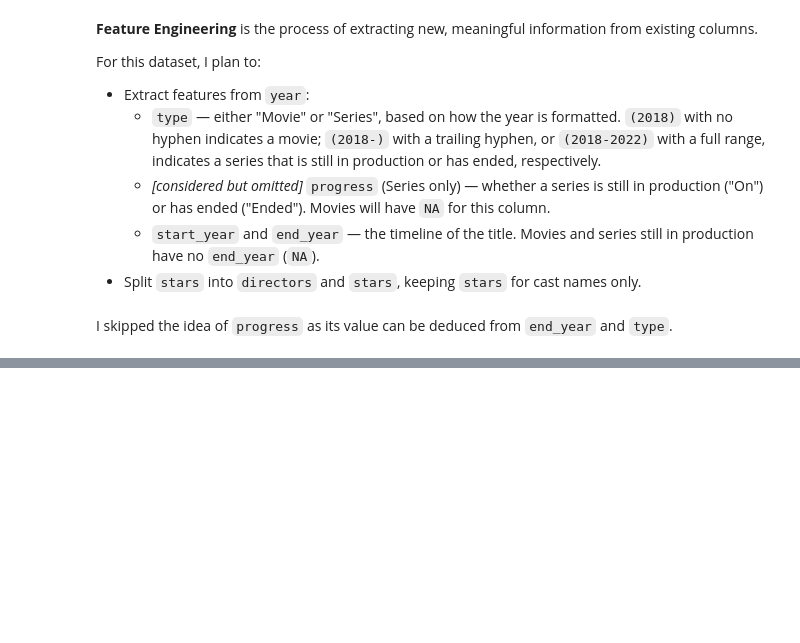
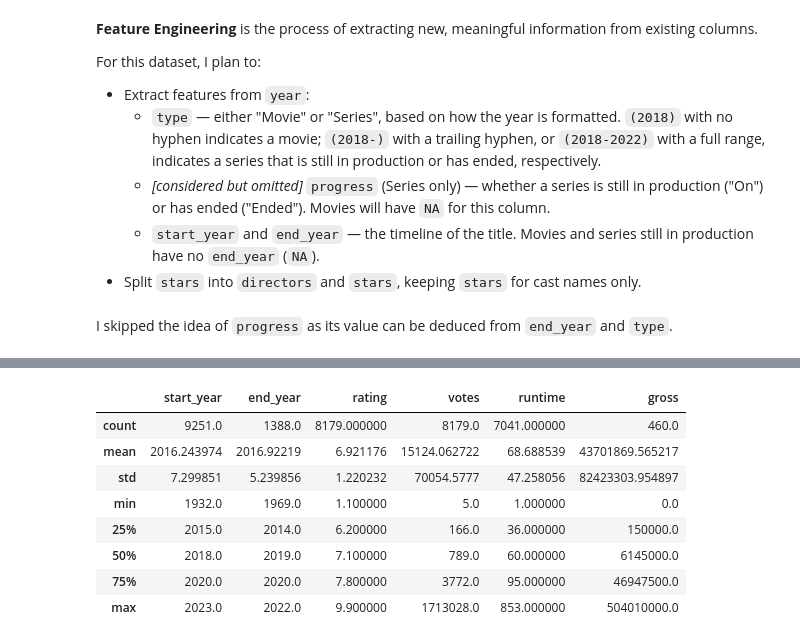
Before and after one commit to Gerum-Berhanu/data-cleaning, a Jupyter notebook: projects/06_imdb_movies/06_data_cleaning.ipynb, the cells around one changed output, grey strips where cells are left out. Saved outputs shown, nothing was run; the diff lists cells and outputs as text; code cells hidden in the pictures; blank space fills up the shorter version.

```diff
--- a/projects/06_imdb_movies/06_data_cleaning.ipynb
+++ b/projects/06_imdb_movies/06_data_cleaning.ipynb
@@ -436,7 +433,7 @@ df["end_year"] = pd.to_numeric(year_parts[1], errors="coerce").astype("Int64")
 # stars to directors and stars
 df["directors"] = (
     df["stars"]
-    .str.extract(r"Director:\s*([^|]+)", expand=False) # expand=False to make the return type Series and not DataFrame
+    .str.extract(r"Directors?:\s*([^|]+)", expand=False) # expand=False to make the return type Series and not DataFrame
     .str.strip()
 )
 
@@ -459,0 +481,12 @@ df.head(3)
+# %%
+df.describe()
+# %% [output]
+|  | start_year | end_year | rating | votes | runtime | gross |
+| count | 9251.0 | 1388.0 | 8179.000000 | 8179.0 | 7041.000000 | 460.0 |
+| mean | 2016.243974 | 2016.92219 | 6.921176 | 15124.062722 | 68.688539 | 43701869.565217 |
+| std | 7.299851 | 5.239856 | 1.220232 | 70054.5777 | 47.258056 | 82423303.954897 |
+| min | 1932.0 | 1969.0 | 1.100000 | 5.0 | 1.000000 | 0.0 |
+| 25% | 2015.0 | 2014.0 | 6.200000 | 166.0 | 36.000000 | 150000.0 |
+| 50% | 2018.0 | 2019.0 | 7.100000 | 789.0 | 60.000000 | 6145000.0 |
+| 75% | 2020.0 | 2020.0 | 7.800000 | 3772.0 | 95.000000 | 46947500.0 |
+| max | 2023.0 | 2022.0 | 9.900000 | 1713028.0 | 853.000000 | 504010000.0 |
```
Also changed, not shown: parts of 9 cells of this notebook.
